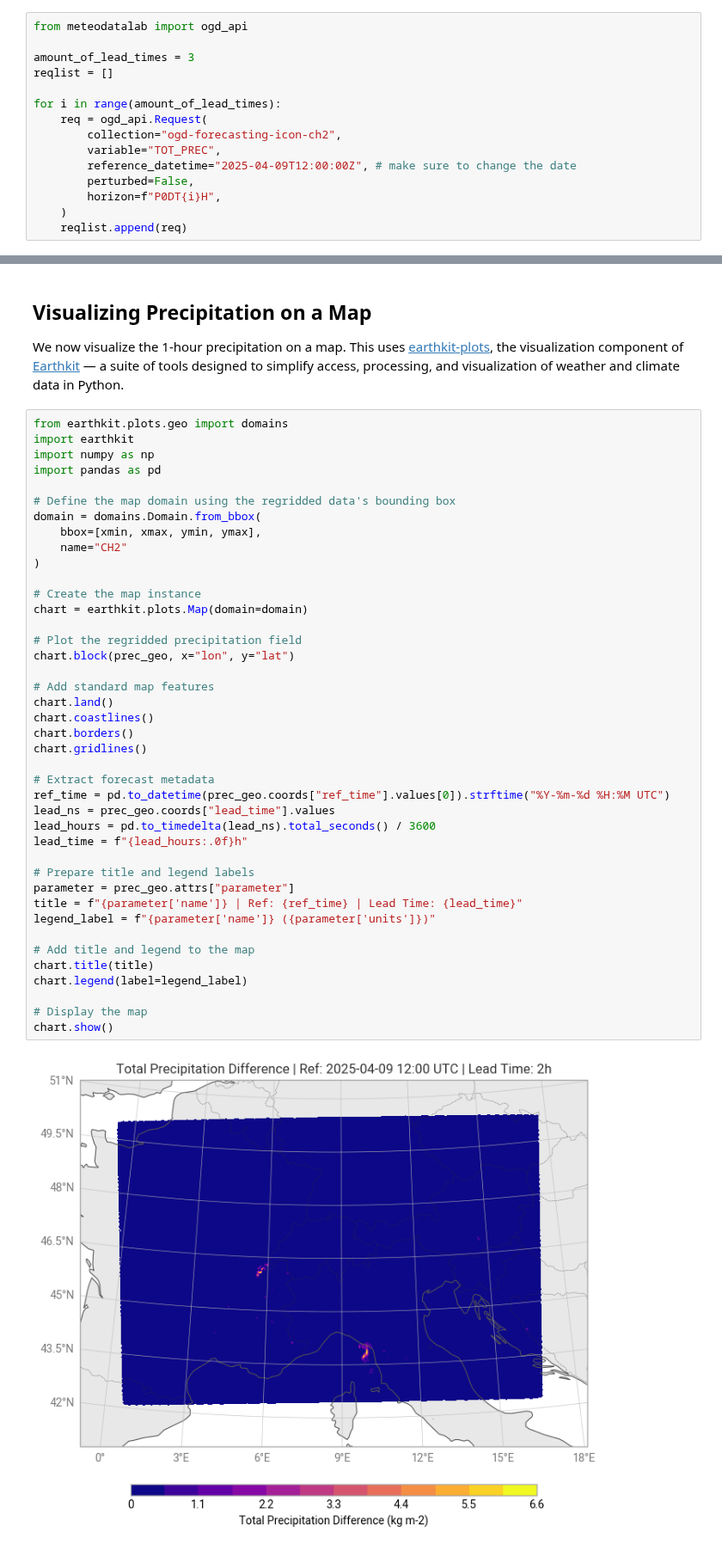
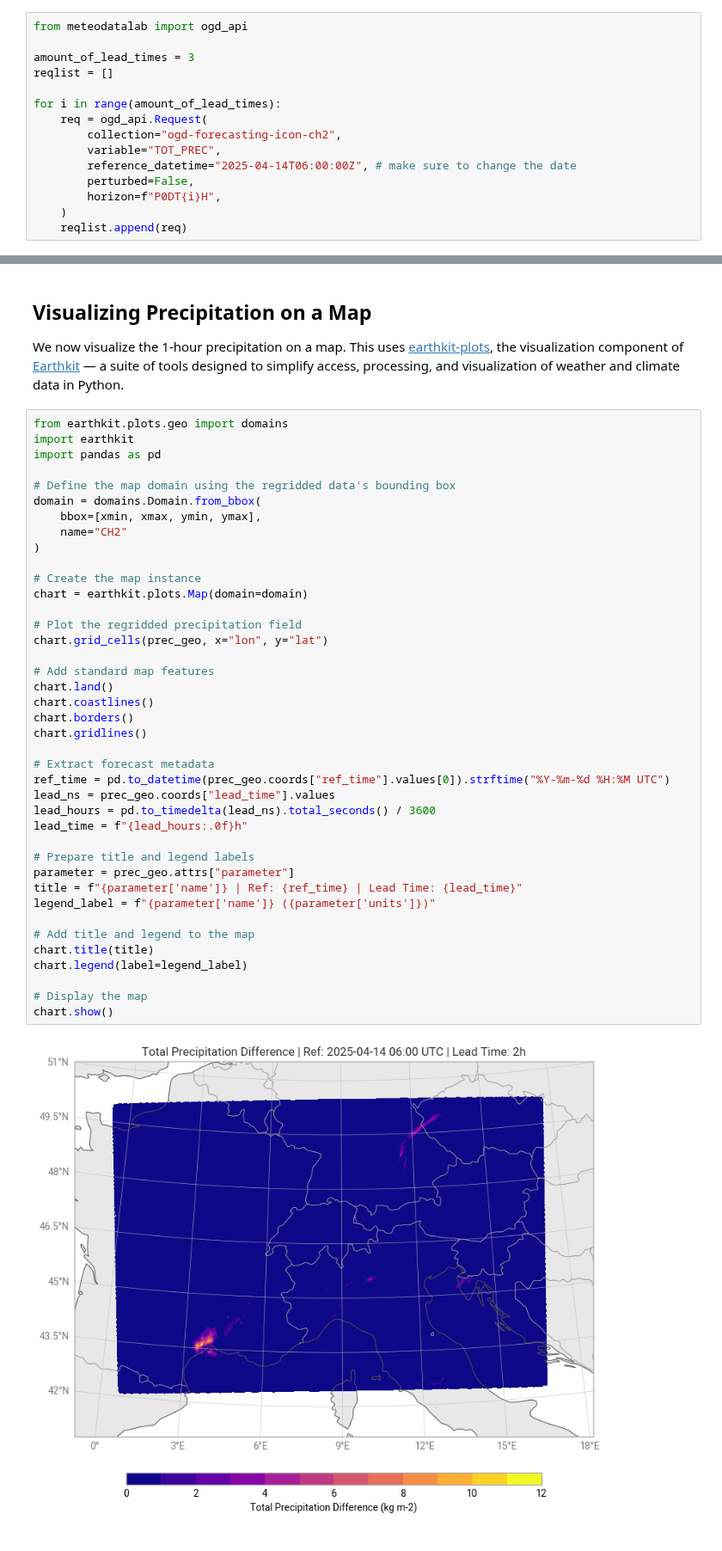
Before and after one commit to wipfli/lowlevelwind, a Jupyter notebook: 01_retrieve_process_precip.ipynb, the cells around one changed output, grey strips where cells are left out. Shown at 86% size. Cells and saved outputs as stored; diff of their text form.

```diff
--- a/01_retrieve_process_precip.ipynb
+++ b/01_retrieve_process_precip.ipynb
@@ -70,7 +57,7 @@ for i in range(amount_of_lead_times):
     req = ogd_api.Request(
         collection="ogd-forecasting-icon-ch2",
         variable="TOT_PREC",
-        reference_datetime="2025-04-09T12:00:00Z", # make sure to change the date
+        reference_datetime="2025-04-14T06:00:00Z", # make sure to change the date
         perturbed=False,
         horizon=f"P0DT{i}H",
     )
@@ -192,7 +177,6 @@ We now visualize the 1-hour precipitation on a map. This uses [earthkit-plots](h
 # %%
 from earthkit.plots.geo import domains
 import earthkit
-import numpy as np
 import pandas as pd
 
 # Define the map domain using the regridded data's bounding box
@@ -203,32 +187,32 @@ domain = domains.Domain.from_bbox(
 
 # Create the map instance
 chart = earthkit.plots.Map(domain=domain)
 
 # Plot the regridded precipitation field
-chart.block(prec_geo, x="lon", y="lat")
+chart.grid_cells(prec_geo, x="lon", y="lat")
 
 # Add standard map features
 chart.land()
 chart.coastlines()
 chart.borders()
 chart.gridlines()
 
 # Extract forecast metadata
 ref_time = pd.to_datetime(prec_geo.coords["ref_time"].values[0]).strftime("%Y-%m-%d %H:%M UTC")
 lead_ns = prec_geo.coords["lead_time"].values
 lead_hours = pd.to_timedelta(lead_ns).total_seconds() / 3600
 lead_time = f"{lead_hours:.0f}h"
 
 # Prepare title and legend labels
 parameter = prec_geo.attrs["parameter"]
 title = f"{parameter['name']} | Ref: {ref_time} | Lead Time: {lead_time}"
 legend_label = f"{parameter['name']} ({parameter['units']})"
 
 # Add title and legend to the map
 chart.title(title)
 chart.legend(label=legend_label)
 
 # Display the map
 chart.show()
 # %% [output]
-[figure, old version]
+[figure, new version]
```
Also changed, not shown: parts of 4 cells of this notebook.
